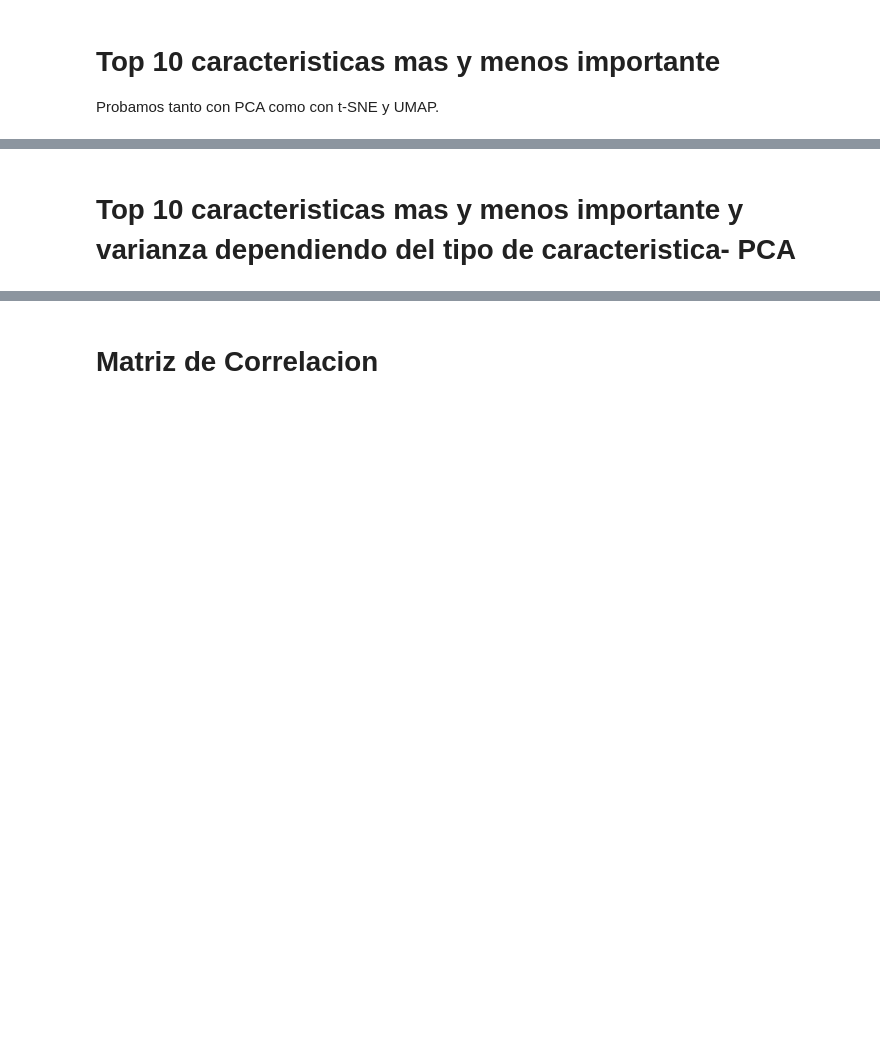
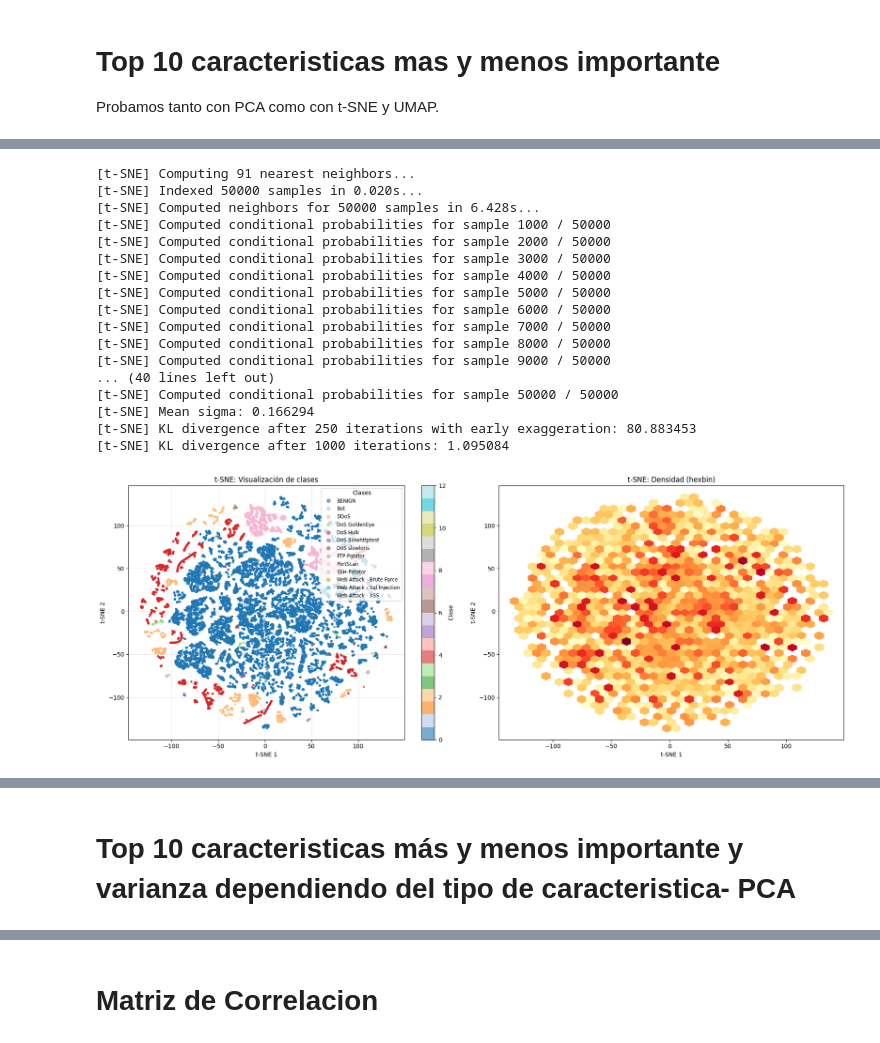
Before and after one commit to pabloChantada/cyber, a Jupyter notebook: analisis.ipynb, the cells around one changed output, grey strips where cells are left out. Cells and saved outputs as stored; diff of their text form; code cells hidden in the pictures; blank space fills up the shorter version.

```diff
--- a/analisis.ipynb
+++ b/analisis.ipynb
@@ -399,0 +500,74 @@ Distribución de clases (muestra usada):
+# %%
+tsne = TSNE(
+    n_components=2,
+    random_state=42,
+    perplexity=30,
+    max_iter=1000,
+    learning_rate='auto',
+    init='random',
+    verbose=1
+)
+
+X_tsne = tsne.fit_transform(X_tsne_scaled)
+
+# Codificación para colorear
+y_class = pd.Categorical(y_tsne).codes
+class_names = pd.Categorical(y_tsne).categories
+
+fig, axes = plt.subplots(1, 2, figsize=(18, 7))
+
+scatter = axes[0].scatter(
+    X_tsne[:, 0], X_tsne[:, 1],
+    c=y_class, cmap='tab20', alpha=0.6, s=12, edgecolors='none'
+)
+
+axes[0].set_title('t-SNE: Visualización de clases')
+axes[0].set_xlabel('t-SNE 1')
+axes[0].set_ylabel('t-SNE 2')
+axes[0].grid(True, alpha=0.3)
+plt.colorbar(scatter, ax=axes[0], label='Clase')
+
+# Mapa de densidad
+axes[1].hexbin(X_tsne[:, 0], X_tsne[:, 1], gridsize=35, cmap='YlOrRd', mincnt=1)
+axes[1].set_title('t-SNE: Densidad (hexbin)')
+axes[1].set_xlabel('t-SNE 1')
+axes[1].set_ylabel('t-SNE 2')
+
+plt.tight_layout()
+
+handles, _ = scatter.legend_elements()
+unique_classes = np.unique(y_class)
+legend_labels = [class_names[i] for i in unique_classes]
+
+axes[0].legend(
+    handles,
+    legend_labels,
+    title="Clases",
+    loc="upper right",
+    fontsize="small"
+)
+
+plt.show()
+
+print("\nDistribución de clases (muestra usada):")
+for i, class_name in enumerate(class_names):
+    print(f"  {class_name}: {(y_class == i).sum()}")
+# %% [output]
+[t-SNE] Computing 91 nearest neighbors...
+[t-SNE] Indexed 50000 samples in 0.020s...
+[t-SNE] Computed neighbors for 50000 samples in 6.428s...
+[t-SNE] Computed conditional probabilities for sample 1000 / 50000
+[t-SNE] Computed conditional probabilities for sample 2000 / 50000
+[t-SNE] Computed conditional probabilities for sample 3000 / 50000
+[t-SNE] Computed conditional probabilities for sample 4000 / 50000
+[t-SNE] Computed conditional probabilities for sample 5000 / 50000
+[t-SNE] Computed conditional probabilities for sample 6000 / 50000
+[t-SNE] Computed conditional probabilities for sample 7000 / 50000
+[t-SNE] Computed conditional probabilities for sample 8000 / 50000
+[t-SNE] Computed conditional probabilities for sample 9000 / 50000
+... (40 lines left out)
+[t-SNE] Computed conditional probabilities for sample 50000 / 50000
+[t-SNE] Mean sigma: 0.166294
+[t-SNE] KL divergence after 250 iterations with early exaggeration: 80.883453
+[t-SNE] KL divergence after 1000 iterations: 1.095084
+[figure, added]
@@ -400,5 +588,5 @@ Distribución de clases (muestra usada):
 # %% [markdown]
-# Top 10 caracteristicas mas y menos importante y varianza dependiendo del tipo de caracteristica- PCA
+# Top 10 caracteristicas más y menos importante y varianza dependiendo del tipo de caracteristica- PCA
 # %%
 from sklearn.decomposition import PCA
 from sklearn.model_selection import StratifiedShuffleSplit
```
Also changed, not shown: parts of 14 cells of this notebook, 1 other file.
